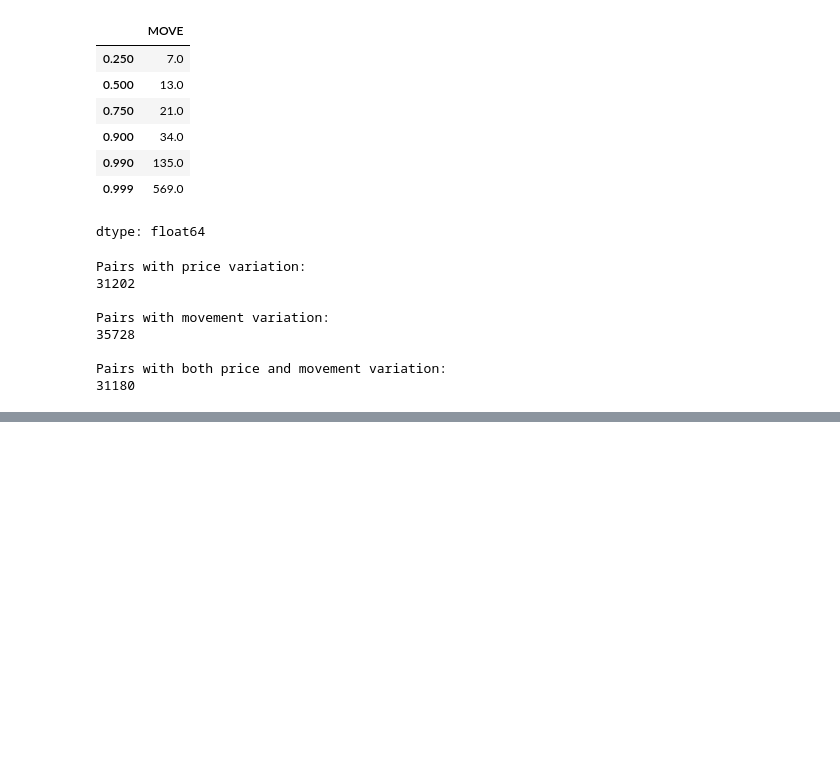
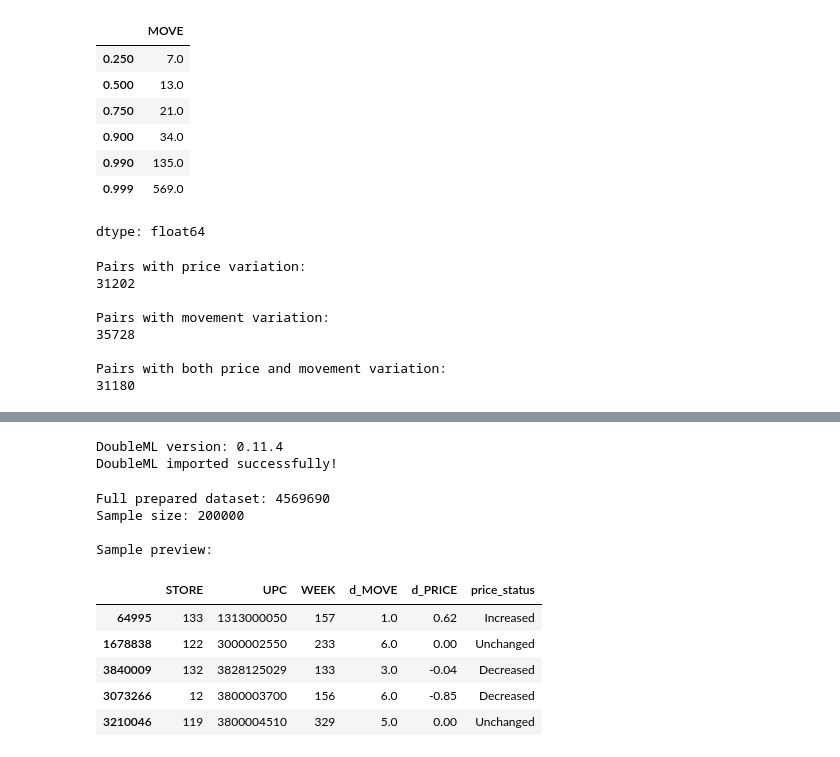
Before and after one commit to Ashokyadhav/Econocausal, a Jupyter notebook: DoubleML.ipynb, the cells around one changed output, grey strips where cells are left out. Saved outputs shown, nothing was run; the diff lists cells and outputs as text; code cells hidden in the pictures; blank space fills up the shorter version.

```diff
--- a/DoubleML.ipynb
+++ b/DoubleML.ipynb
@@ -463,0 +616,19 @@ Pairs with both price and movement variation:
+# %%
+
+# Step 21: Compare movement changes by price-change status
+
+dml_df["price_status"] = "Unchanged"
+
+dml_df.loc[
+    dml_df["d_PRICE"] > 0, "price_status"
+] = "Increased"
+
+dml_df.loc[
+    dml_df["d_PRICE"] < 0, "price_status"
+] = "Decreased"
+
+summary = dml_df.groupby("price_status")["d_MOVE"].agg(
+    ["count", "mean", "median", "std"]
+)
+
+display(summary)
@@ -463,0 +662,36 @@ Pairs with both price and movement variation:
+# %%
+
+import doubleml as dml
+
+print("DoubleML version:", dml.__version__)
+print("DoubleML imported successfully!")
+# %% [output]
+DoubleML version: 0.11.4
+DoubleML imported successfully!
+# %%
+
+# Step 23: Create a sample for initial model development
+
+sample_size = 200_000
+
+dml_sample = dml_df.sample(
+    n=min(sample_size, len(dml_df)),
+    random_state=42
+).copy()
+
+print("Full prepared dataset:", len(dml_df))
+print("Sample size:", len(dml_sample))
+
+print("\nSample preview:")
+display(dml_sample.head())
+# %% [output]
+Full prepared dataset: 4569690
+Sample size: 200000
+
+Sample preview:
+|  | STORE | UPC | WEEK | d_MOVE | d_PRICE | price_status |
+| 64995 | 133 | 1313000050 | 157 | 1.0 | 0.62 | Increased |
+| 1678838 | 122 | 3000002550 | 233 | 6.0 | 0.00 | Unchanged |
+| 3840009 | 132 | 3828125029 | 133 | 3.0 | -0.04 | Decreased |
+| 3073266 | 12 | 3800003700 | 156 | 6.0 | -0.85 | Decreased |
+| 3210046 | 119 | 3800004510 | 329 | 5.0 | 0.00 | Unchanged |
```
Also changed, not shown: parts of 19 cells of this notebook.
